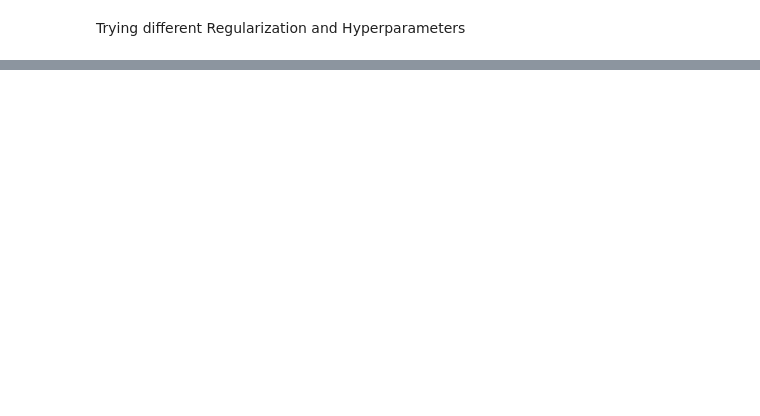
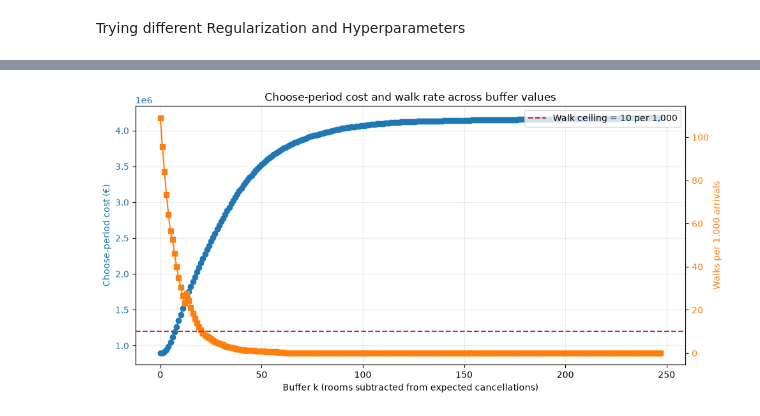
Before and after one commit to Nitishvarma50/Hotel_booking_optimization, a Jupyter notebook: notebooks/model_building.ipynb, the cells around one changed output, grey strips where cells are left out. Drawn from its saved outputs; the diff is of its cells as text; code cells hidden in the pictures; blank space fills up the shorter version.

```diff
--- a/notebooks/model_building.ipynb
+++ b/notebooks/model_building.ipynb
@@ -692,0 +682,28 @@ display(acceptable.head(10))
+# %%
+# For each buffer, show its cheapest candidate and that candidate's walk rate.
+buffer_summary = (
+    tuning_table.sort_values("Cost (EUR)")
+    .groupby("Buffer", as_index=False)
+    .first()
+    .sort_values("Buffer")
+)
+
+fig, ax_cost = plt.subplots(figsize=(10, 5))
+ax_cost.plot(buffer_summary["Buffer"], buffer_summary["Cost (EUR)"], marker="o", color="tab:blue")
+ax_cost.set_xlabel("Buffer k (rooms subtracted from expected cancellations)")
+ax_cost.set_ylabel("Choose-period cost (€)", color="tab:blue")
+ax_cost.tick_params(axis="y", labelcolor="tab:blue")
+ax_cost.grid(True, alpha=0.25)
+
+ax_walks = ax_cost.twinx()
+ax_walks.plot(buffer_summary["Buffer"], buffer_summary["Walks per 1,000"], marker="s", color="tab:orange")
+ax_walks.axhline(10, color="tab:red", linestyle="--", label="Walk ceiling = 10 per 1,000")
+ax_walks.set_ylabel("Walks per 1,000 arrivals", color="tab:orange")
+ax_walks.tick_params(axis="y", labelcolor="tab:orange")
+ax_walks.legend(loc="upper right")
+
+plt.title("Choose-period cost and walk rate across buffer values")
+plt.tight_layout()
+plt.show()
+# %% [output]
+[figure, added]
```
Also changed, not shown: parts of 14 cells of this notebook, 9 other files.
